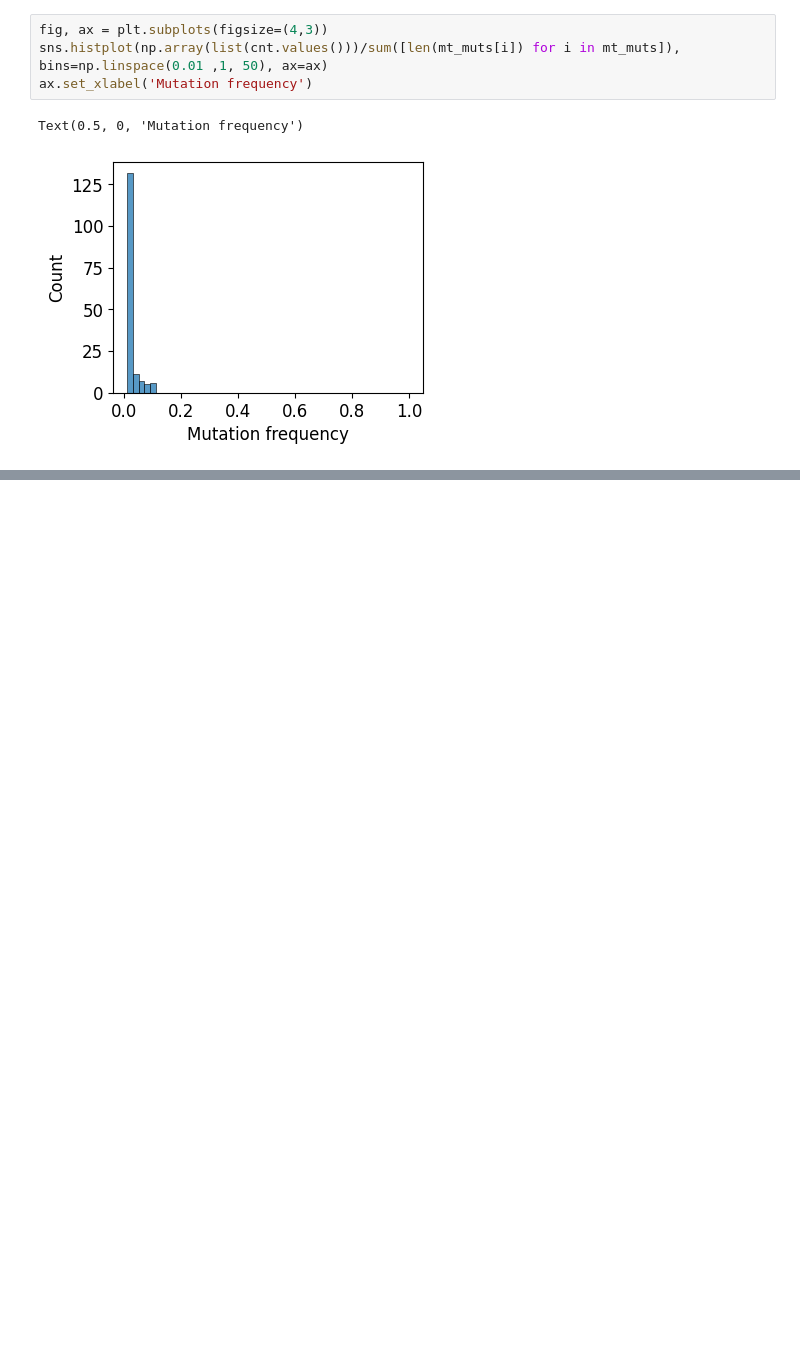
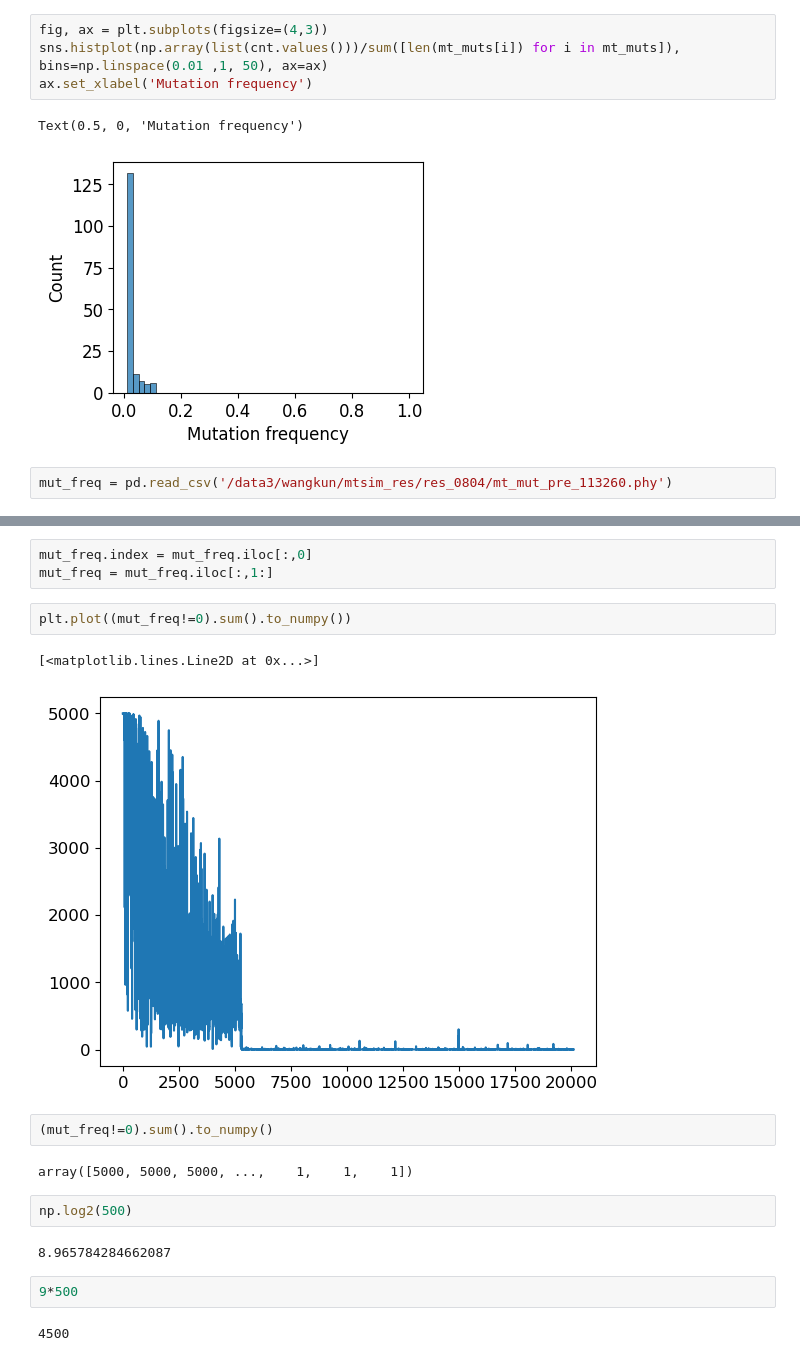
Before and after one commit to kunwang34/mtDNA_simulation, a Jupyter notebook: notebook/Linear_model.ipynb, the cells around one changed output, grey strips where cells are left out. Cells and saved outputs as stored; diff of their text form; blank space fills up the shorter version.

```diff
--- a/notebook/Linear_model.ipynb
+++ b/notebook/Linear_model.ipynb
@@ -438,3 +433,5 @@ ax.set_xlabel('Mutation frequency')
 # %% [output]
 Text(0.5, 0, 'Mutation frequency')
 [figure]
+# %%
+mut_freq = pd.read_csv('/data3/wangkun/mtsim_res/res_0804/mt_mut_pre_113260.phy')
@@ -440,0 +454,20 @@ Text(0.5, 0, 'Mutation frequency')
+# %%
+mut_freq.index = mut_freq.iloc[:,0]
+mut_freq = mut_freq.iloc[:,1:]
+# %%
+plt.plot((mut_freq!=0).sum().to_numpy())
+# %% [output]
+[<matplotlib.lines.Line2D at 0x...>]
+[figure, added]
+# %%
+(mut_freq!=0).sum().to_numpy()
+# %% [output]
+array([5000, 5000, 5000, ...,    1,    1,    1])
+# %%
+np.log2(500)
+# %% [output]
+8.965784284662087
+# %%
+9*500
+# %% [output]
+4500
```
Also changed, not shown: parts of 6 cells of this notebook, 3 other files.
